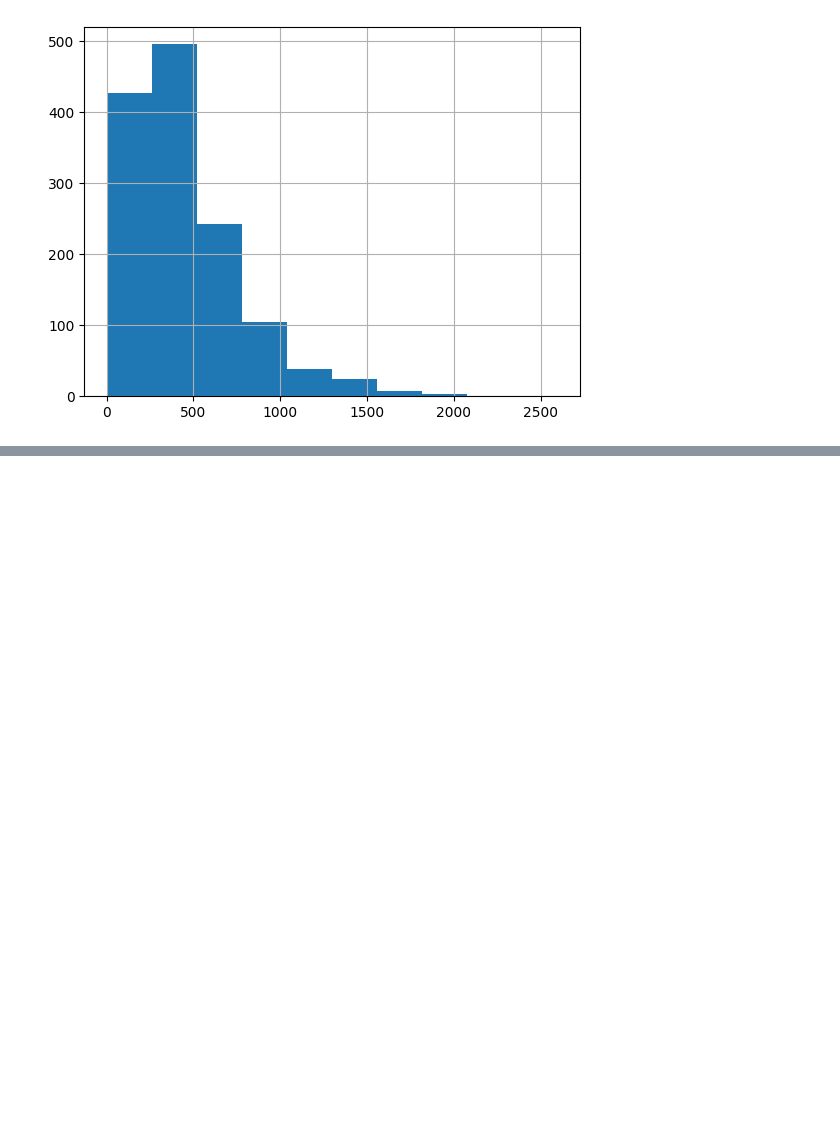
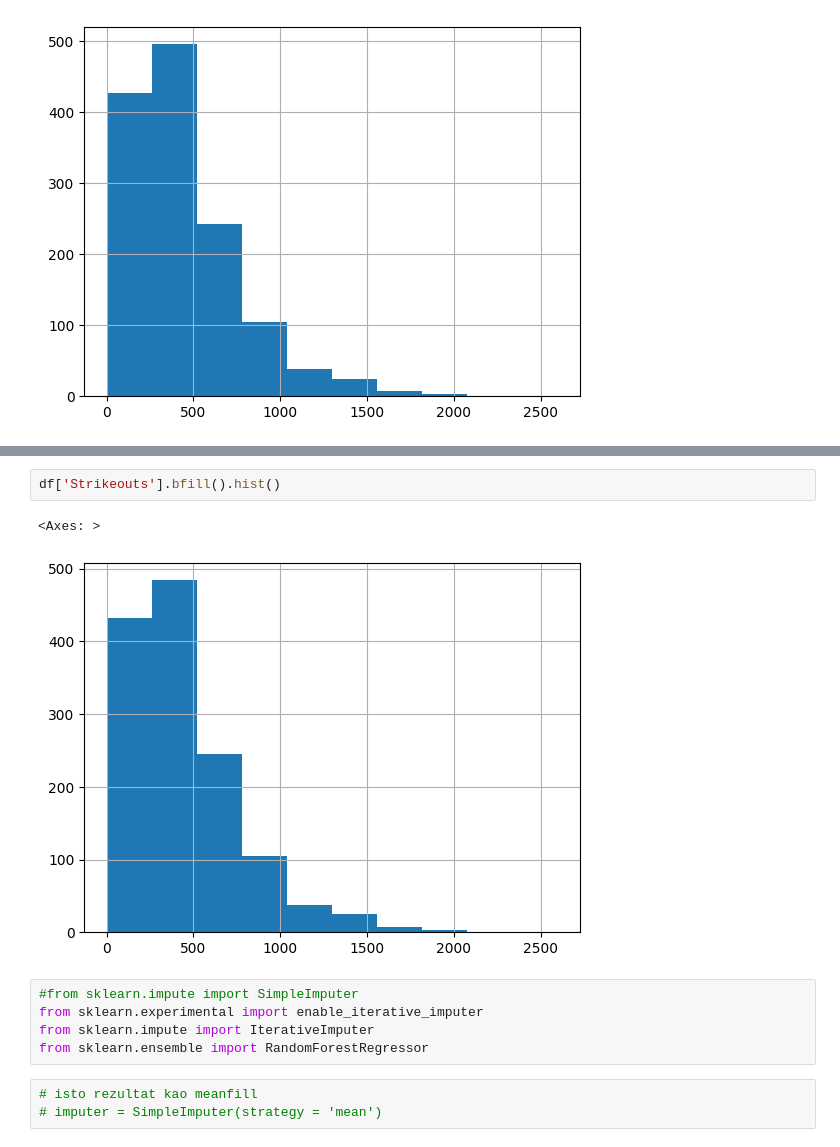
Before and after one commit to MATF-istrazivanje-podataka-1/2023_Data_Mining_Baseball_Dataset, a Jupyter notebook: Predprocesiranje.ipynb, the cells around one changed output, grey strips where cells are left out. Cells and saved outputs as stored; diff of their text form; blank space fills up the shorter version.

```diff
--- a/Predprocesiranje.ipynb
+++ b/Predprocesiranje.ipynb
@@ -132,0 +243,13 @@ ValueError: could not convert string to float: 'Outfield'
+# %%
+df['Strikeouts'].bfill().hist()
+# %% [output]
+<Axes: >
+[figure, added]
+# %%
+#from sklearn.impute import SimpleImputer
+from sklearn.experimental import enable_iterative_imputer
+from sklearn.impute import IterativeImputer
+from sklearn.ensemble import RandomForestRegressor
+# %%
+# isto rezultat kao meanfill
+# imputer = SimpleImputer(strategy = 'mean')
```
Also changed, not shown: parts of 20 cells of this notebook, 2 other files.
